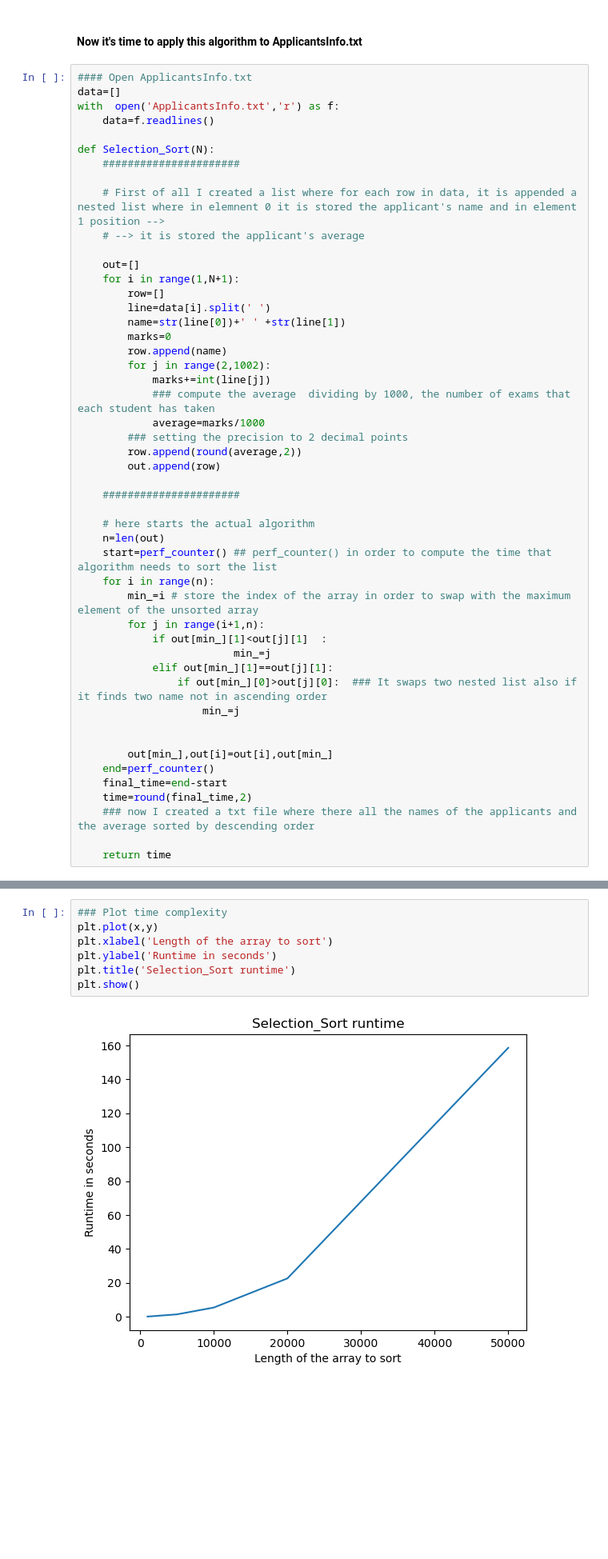
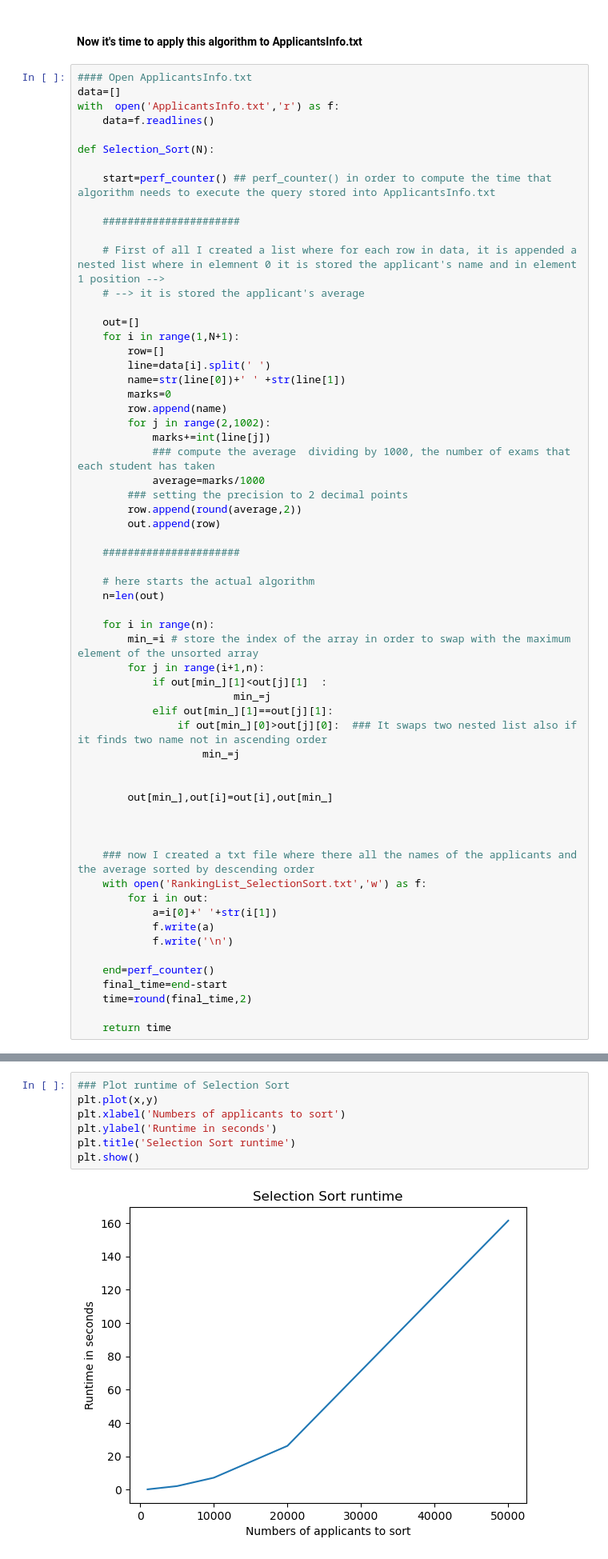
Before and after one commit to MattiaCastaldo/Homework-3, a Jupyter notebook: Theory.ipynb, the cells around one changed output, grey strips where cells are left out. Shown at 80% size. Saved outputs shown, nothing was run; the diff lists cells and outputs as text; blank space fills up the shorter version.

```diff
--- a/Theory.ipynb
+++ b/Theory.ipynb
@@ -159,6 +171,9 @@ with  open('ApplicantsInfo.txt','r') as f:
     data=f.readlines()
 
 def Selection_Sort(N):
+
+    start=perf_counter() ## perf_counter() in order to compute the time that algorithm needs to execute the query stored into ApplicantsInfo.txt
+
     ######################
 
     # First of all I created a list where for each row in data, it is appended a nested list where in elemnent 0 it is stored the applicant's name and in element 1 position -->
@@ -183,7 +198,7 @@ def Selection_Sort(N):
 
     # here starts the actual algorithm
     n=len(out)
-    start=perf_counter() ## perf_counter() in order to compute the time that algorithm needs to sort the list
+
     for i in range(n):
         min_=i # store the index of the array in order to swap with the maximum element of the unsorted array
         for j in range(i+1,n):
@@ -195,9 +210,18 @@ def Selection_Sort(N):
 
 
         out[min_],out[i]=out[i],out[min_]
+
+
+
+    ### now I created a txt file where there all the names of the applicants and the average sorted by descending order
+    with open('RankingList_SelectionSort.txt','w') as f:
+        for i in out:
+            a=i[0]+' '+str(i[1])
+            f.write(a)
+            f.write('\n')
+
     end=perf_counter()
     final_time=end-start
     time=round(final_time,2)
-    ### now I created a txt file where there all the names of the applicants and the average sorted by descending order
 
     return time
@@ -214,14 +234,14 @@ with open('RankingList_Selection_Sort.txt','w') as f:
 x=[1000,5000,10000,20000,50000]
 y=[Selection_Sort(1000),Selection_Sort(5000),Selection_Sort(10000),Selection_Sort(20000),Selection_Sort(50000)]
 # %%
-### Plot time complexity
+### Plot runtime of Selection Sort
 plt.plot(x,y)
-plt.xlabel('Length of the array to sort')
+plt.xlabel('Numbers of applicants to sort')
 plt.ylabel('Runtime in seconds')
-plt.title('Selection_Sort runtime')
+plt.title('Selection Sort runtime')
 plt.show()
 # %% [output]
-[figure, old version]
+[figure, new version]
 # %%
 Selection_Sort(50000)  #### Time needed to sort a list of 50,000 elements in seconds
 # %% [output]
```
Also changed, not shown: parts of 16 cells of this notebook.
